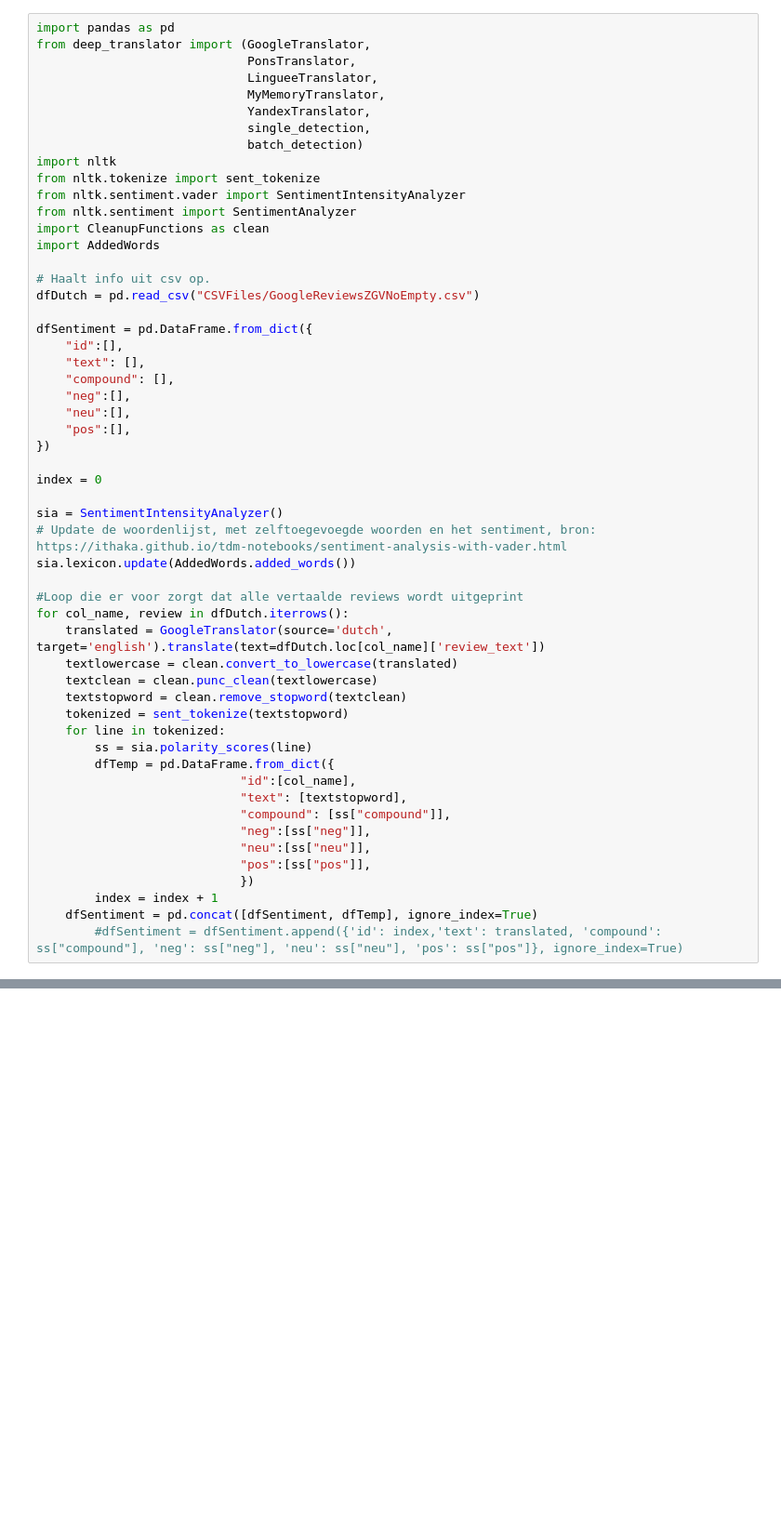
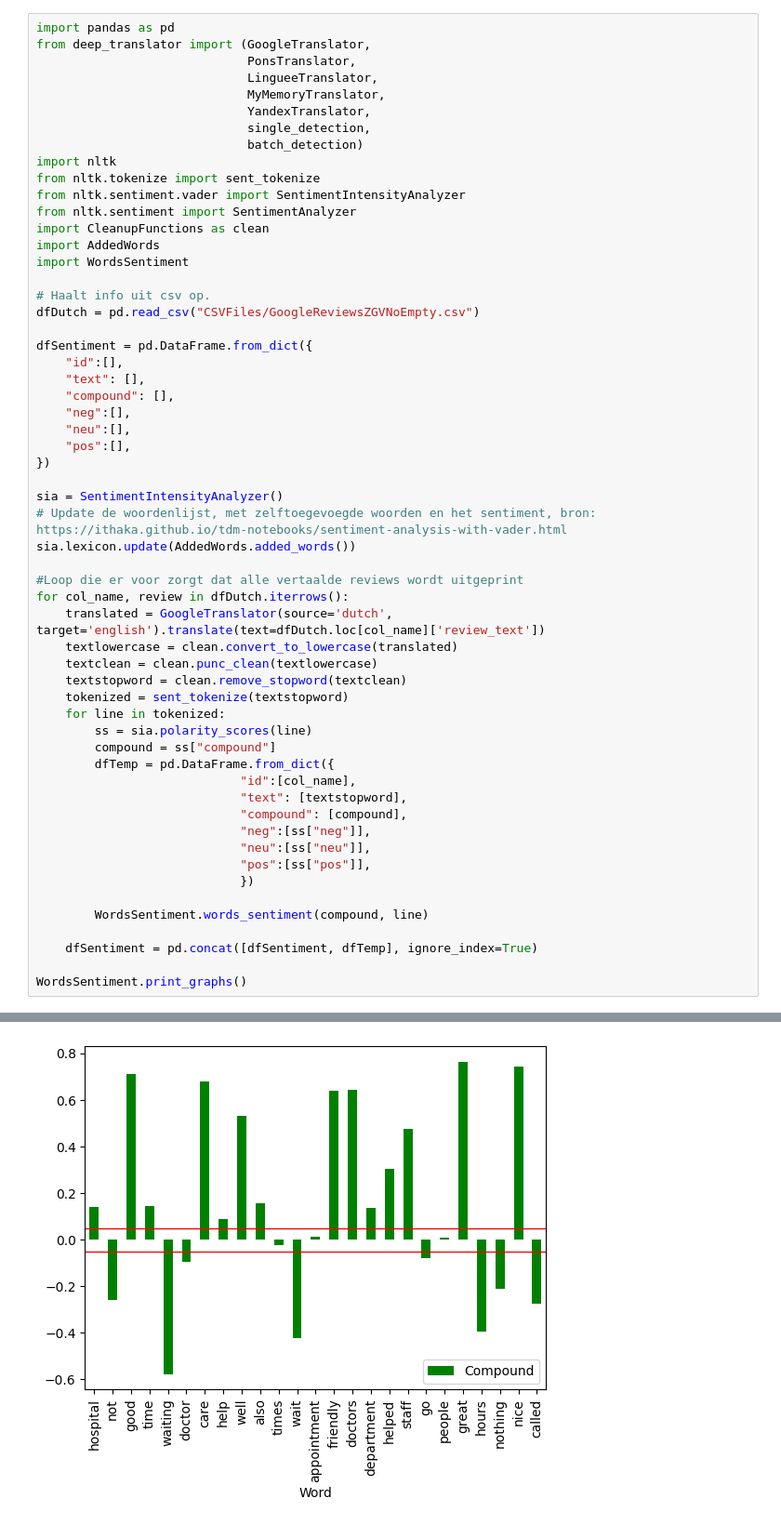
Before and after one commit to WDSboot/Technology-Prototyping, a Jupyter notebook: DataExtractieZGV.ipynb, the cells around one changed output, grey strips where cells are left out. Shown at 93% size. Saved outputs shown, nothing was run; the diff lists cells and outputs as text; blank space fills up the shorter version.

```diff
--- a/DataExtractieZGV.ipynb
+++ b/DataExtractieZGV.ipynb
@@ -13,6 +13,7 @@ from nltk.sentiment.vader import SentimentIntensityAnalyzer
 from nltk.sentiment import SentimentAnalyzer
 import CleanupFunctions as clean
 import AddedWords
+import WordsSentiment
 
 # Haalt info uit csv op.
 dfDutch = pd.read_csv("CSVFiles/GoogleReviewsZGVNoEmpty.csv")
@@ -25,8 +26,6 @@ dfSentiment = pd.DataFrame.from_dict({
     "neu":[],
     "pos":[],
 })
-
-index = 0
 
 sia = SentimentIntensityAnalyzer()
 # Update de woordenlijst, met zelftoegevoegde woorden en het sentiment, bron: https://ithaka.github.io/tdm-notebooks/sentiment-analysis-with-vader.html
@@ -41,14 +40,19 @@ for col_name, review in dfDutch.iterrows():
     tokenized = sent_tokenize(textstopword)
     for line in tokenized:
         ss = sia.polarity_scores(line)
+        compound = ss["compound"]
         dfTemp = pd.DataFrame.from_dict({
                             "id":[col_name],
                             "text": [textstopword],
-                            "compound": [ss["compound"]],
+                            "compound": [compound],
                             "neg":[ss["neg"]],
                             "neu":[ss["neu"]],
                             "pos":[ss["pos"]],
                             })
-        index = index + 1
+
+        WordsSentiment.words_sentiment(compound, line)
+
     dfSentiment = pd.concat([dfSentiment, dfTemp], ignore_index=True)
-        #dfSentiment = dfSentiment.append({'id': index,'text': translated, 'compound': ss["compound"], 'neg': ss["neg"], 'neu': ss["neu"], 'pos': ss["pos"]}, ignore_index=True)
+
+WordsSentiment.print_graphs()
+# %% [output]
@@ -54,0 +76 @@ for col_name, review in dfDutch.iterrows():
+[figure, added]
```
Also changed, not shown: parts of 1 cell of this notebook, 3 other files.
